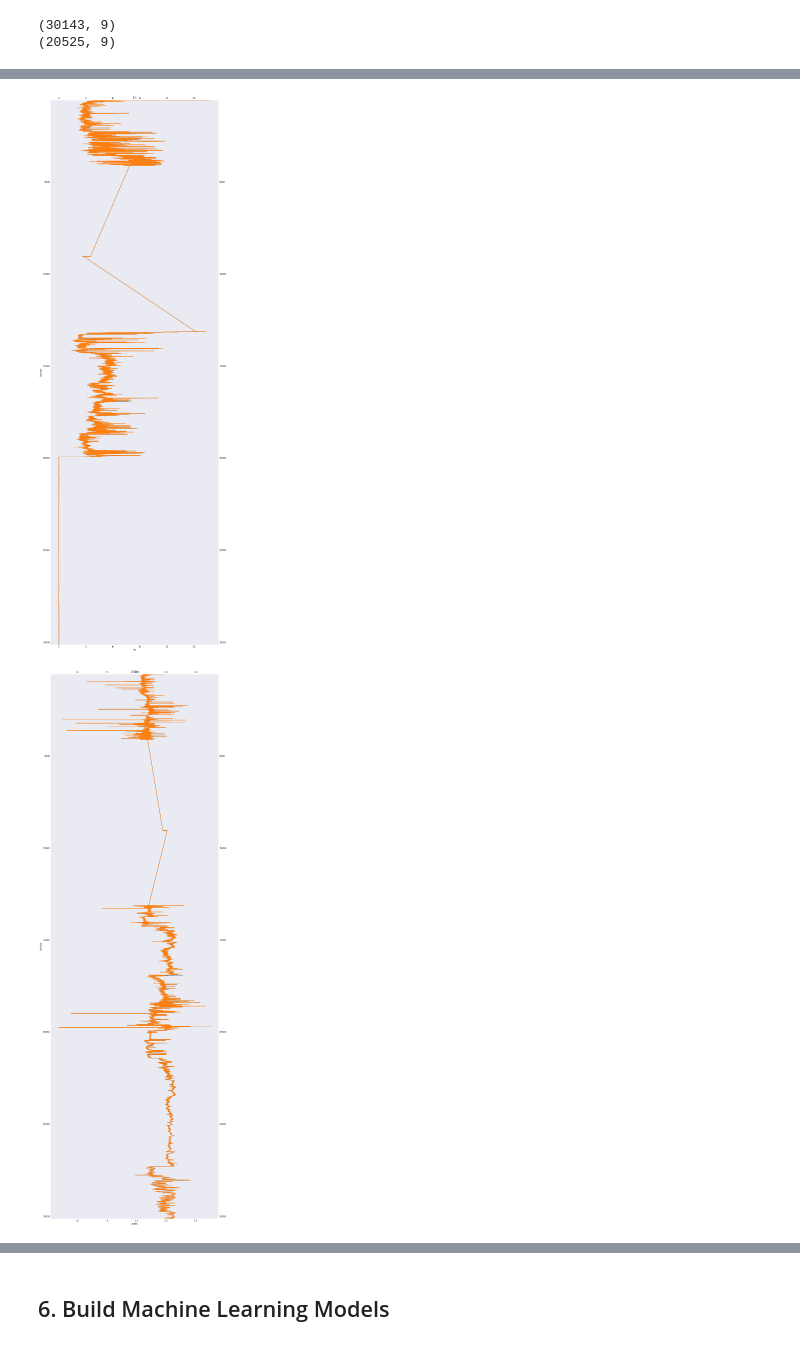
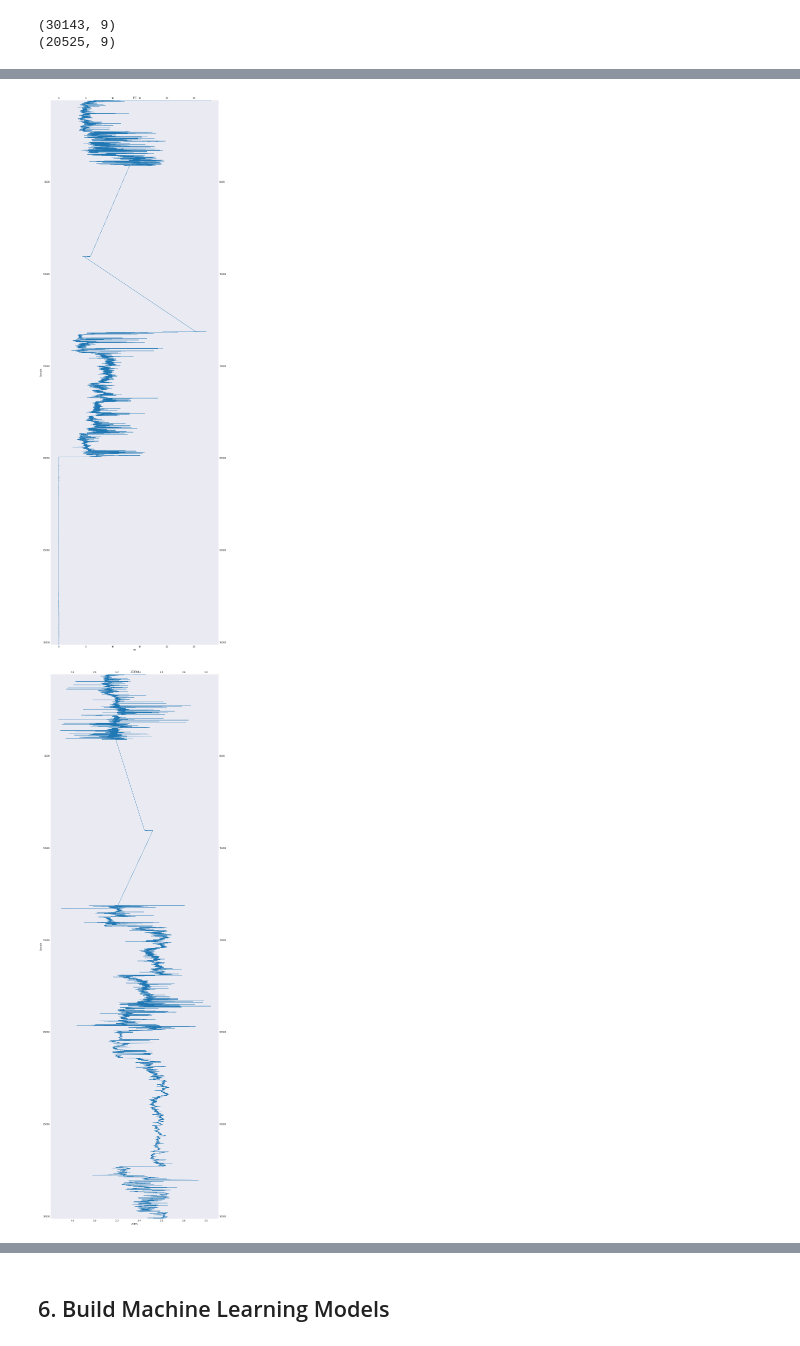
Before and after one commit to leifoo/Machine-Learning-Competition-2020, a Jupyter notebook: anomaly.ipynb, the cells around one changed output, grey strips where cells are left out. Drawn from its saved outputs; the diff is of its cells as text; code cells hidden in the pictures.

```diff
--- a/anomaly.ipynb
+++ b/anomaly.ipynb
@@ -174,8 +174,8 @@ df1.describe()
 | max | 21.064200 | 3490.158200 | 1470.253400 | 10000.000000 | 60467.761700 | 28.106400 | 3.259700 | 155.980300 | 487.438400 |
 # %%
 # Plot well logs
-def log_plot(z, log, x_label='', y_label='Sample', title=''):
-    plt.plot(log, z)
+def log_plot(z, log, x_label='', y_label='Sample', title='', lineWidth=1):
+    plt.plot(log, z, linewidth=lineWidth)
     plt.ylim(z.max(), z.min())
     plt.xlabel(x_label)
     plt.ylabel(y_label)
@@ -259,7 +263,8 @@ print(df1.shape)
 (20525, 9)
 # %%
 # Remove outliers
-method = 1 # 1-OneClassSVM; 2-IsolationForest; 3-LocalOutlierFactor
+each_feature = True # remove anomalies for each feature
+method = 3  # 1-OneClassSVM; 2-IsolationForest; 3-LocalOutlierFactor
 outliers_fraction = 25 / 20525
 
 # define outlier/anomaly detection methods to be compared
@@ -285,30 +290,38 @@ normal = np.zeros(df1.shape[0], )
 
 print('method = ', method, ': ', anomaly_algorithms[method][0])
 
-clf = anomaly_algorithms[method][1].fit_predict(df1)
+if each_feature:
+    # detect anomaly for each features
+    for i, item in enumerate(logs[:-2]):
+        clf = anomaly_algorithms[method][1].fit_predict(df1[[item]])
 
-for i, item in enumerate(logs):
-    plt.figure(figsize=(12.0, 40.0))
-    log_plot(df1.index, df1[item])
-    log_plot(df1.index[clf==1], df1[item][clf==1], item, title=item)
+        plt.figure(figsize=(12.0, 40.0))
+        # log_plot(df1.index, df1[item])
+        log_plot(df1.index[clf==1], df1[item][clf==1], item, title=item)
+        # plt.xlim(0, 1.1)
+        print(item, -sum(clf[clf==-1]))
 
-print("Number of anomalies = ", -sum(clf[clf==-1]))
+        normal += clf
 
-# remove anamoly
-if method in [0, 1, 2, 3]:
-    df1 = df1[clf==1]
-    print(df1.shape)
+        print(normal.shape)
 
-# # detect anomaly for each features
-# for i, item in enumerate(logs):
-#     clf = anomaly_algorithms[method][1].fit_predict(df1[[item]])
+    # remove anamoly
+    if method in [0, 1, 2, 3]:
+        df1 = df1[normal==df1.shape[1]]
+        print(df1.shape)
+else:
+    clf = anomaly_algorithms[method][1].fit_predict(df1)
 
-#     plt.figure(figsize=(12.0, 40.0))
-#     log_plot(df1.index, df1[item])
-#     log_plot(df1.index[clf==1], df1[item][clf==1], item, title=item)
-#     # plt.xlim(0, 1.1)
-#     print(item, -sum(clf[clf==-1]))
+    for i, item in enumerate(logs):
+        plt.figure(figsize=(12.0, 40.0))
+        log_plot(df1.index, df1[item])
+        log_plot(df1.index[clf==1], df1[item][clf==1], item, title=item)
 
-#     normal += clf
+    print("Number of anomalies = ", -sum(clf[clf==-1]))
+
+    # remove anamoly
+    if method in [0, 1, 2, 3]:
+        df1 = df1[clf==1]
+        print(df1.shape)
 # %% [output]
 method =  3 :  Local Outlier Factor
@@ -322,2 +348,2 @@ Number of anomalies =  25
-[figure, old version]
+[figure, new version]
-[figure, old version]
+[figure, new version]
```
Also changed, not shown: parts of 14 cells of this notebook, 1 other file.
